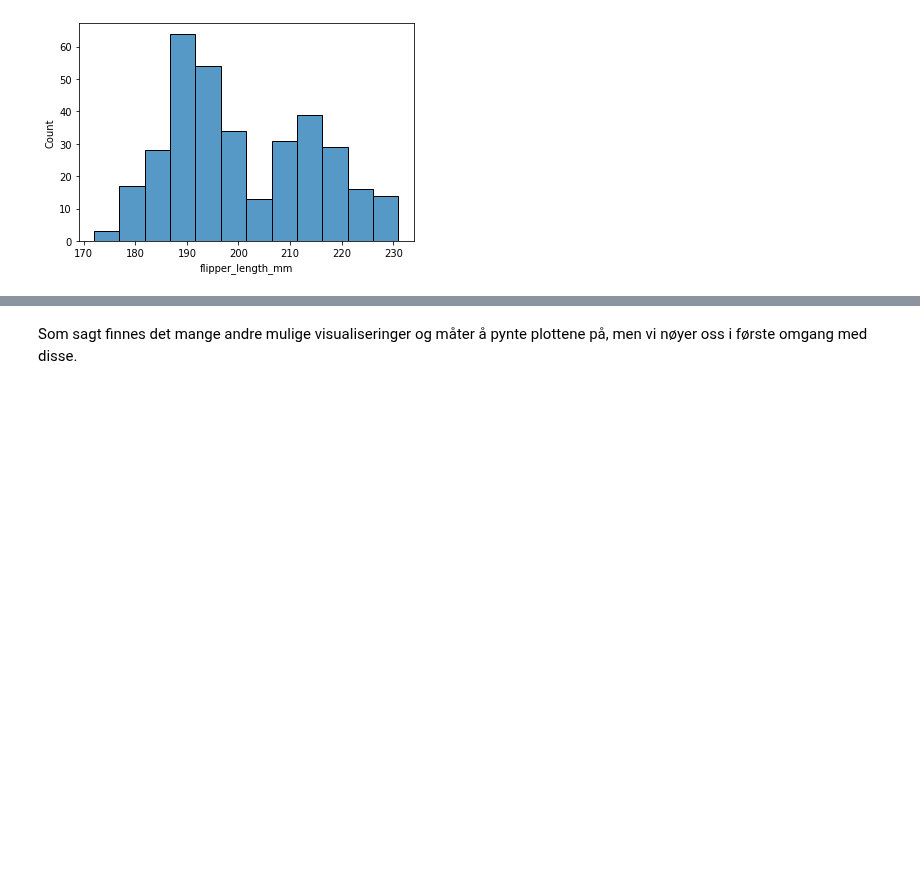
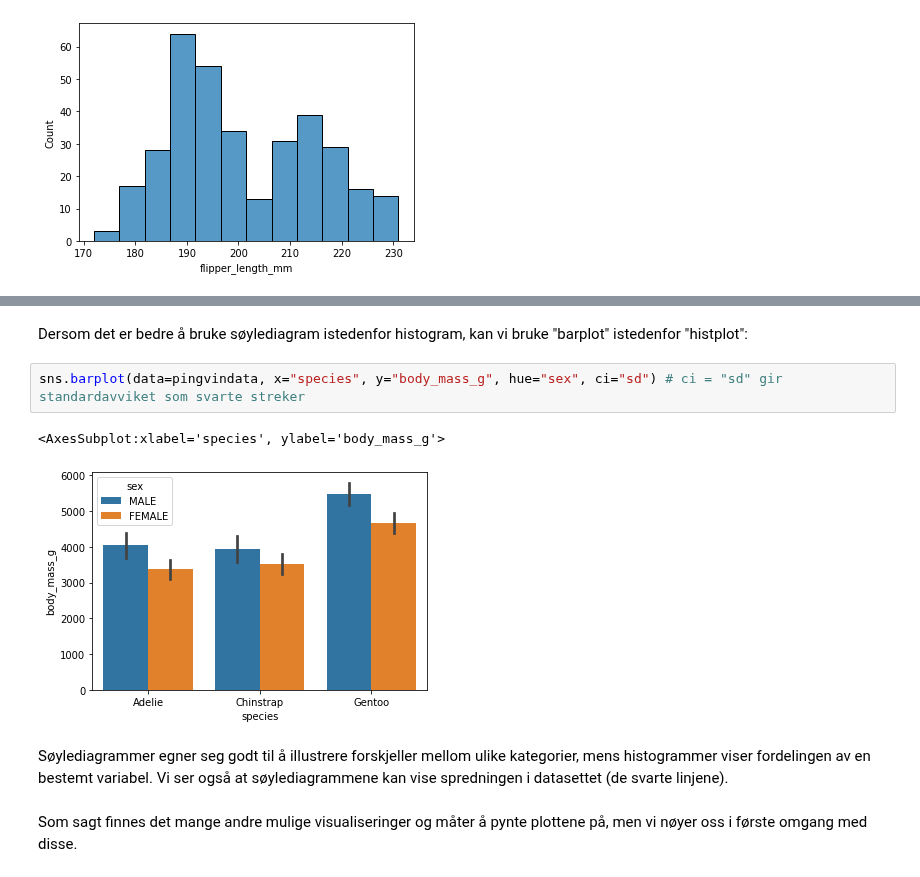
Before and after one commit to andreasdh/Programmering-og-modellering, a Jupyter notebook: docs/tema3_datahandtering/lese_filer.ipynb, the cells around one changed output, grey strips where cells are left out. Drawn from its saved outputs; the diff is of its cells as text; blank space fills up the shorter version.

```diff
--- a/docs/tema3_datahandtering/lese_filer.ipynb
+++ b/docs/tema3_datahandtering/lese_filer.ipynb
@@ -256,3 +263,12 @@ sns.histplot(data=pingvindata, x='flipper_length_mm', bins = 12)
+# %% [markdown]
+Dersom det er bedre å bruke søylediagram istedenfor histogram, kan vi bruke "barplot" istedenfor "histplot":
+# %%
+sns.barplot(data=pingvindata, x="species", y="body_mass_g", hue="sex", ci="sd") # ci = "sd" gir standardavviket som svarte streker
+# %% [output]
+<AxesSubplot:xlabel='species', ylabel='body_mass_g'>
+[figure, added]
+# %% [markdown]
+Søylediagrammer egner seg godt til å illustrere forskjeller mellom ulike kategorier, mens histogrammer viser fordelingen av en bestemt variabel. Vi ser også at søylediagrammene kan vise spredningen i datasettet (de svarte linjene).
 # %% [markdown]
 Som sagt finnes det mange andre mulige visualiseringer og måter å pynte plottene på, men vi nøyer oss i første omgang  med disse.
 # %% [markdown]
```
Also changed, not shown: parts of 9 cells of this notebook, 1 other file.
